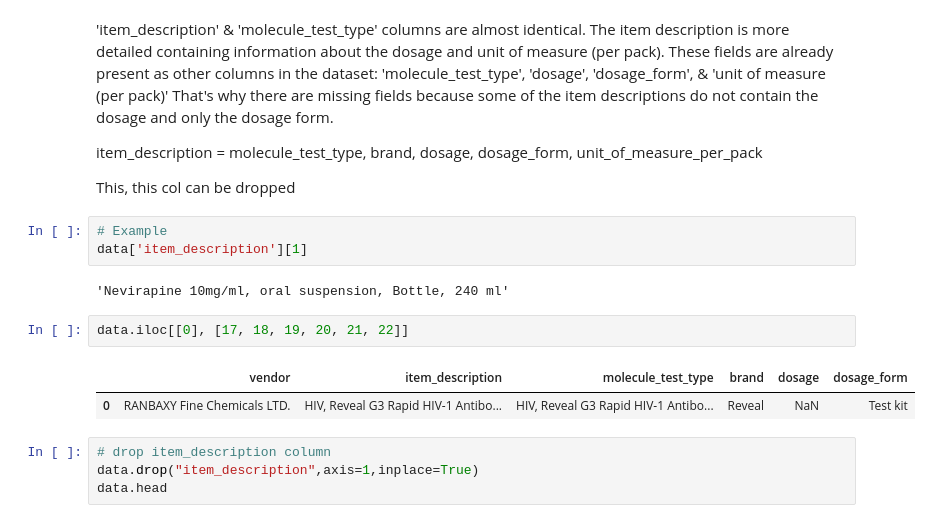
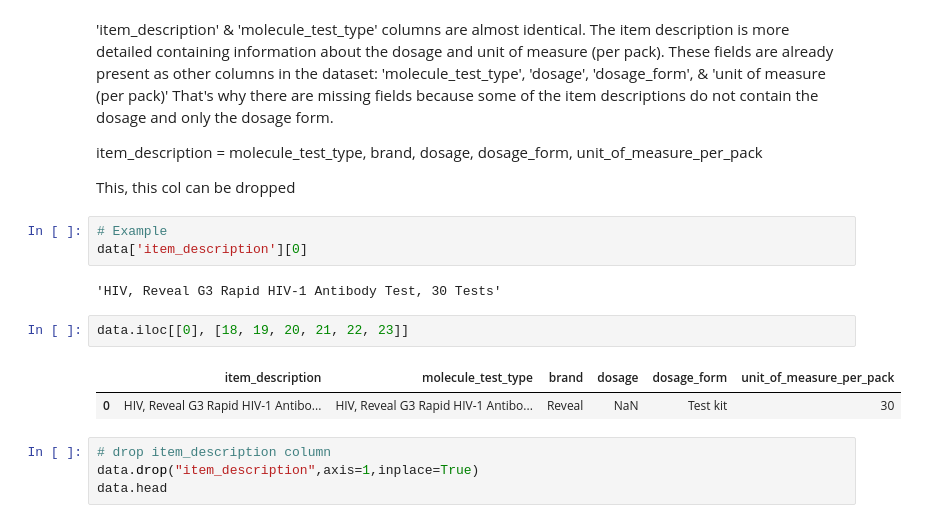
Before and after one commit to chriztopherton/DATA240, a Jupyter notebook: notebooks/cleaning_categ.ipynb, the cells around one changed output. Cells and saved outputs as stored; diff of their text form.

```diff
--- a/notebooks/cleaning_categ.ipynb
+++ b/notebooks/cleaning_categ.ipynb
@@ -479,14 +513,14 @@ item_description = molecule_test_type, brand, dosage, dosage_form, unit_of_measu
 This, this col can be dropped
 # %%
 # Example
-data['item_description'][1]
+data['item_description'][0]
 # %% [output]
-'Nevirapine 10mg/ml, oral suspension, Bottle, 240 ml'
+'HIV, Reveal G3 Rapid HIV-1 Antibody Test, 30 Tests'
 # %%
-data.iloc[[0], [17, 18, 19, 20, 21, 22]]
+data.iloc[[0], [18, 19, 20, 21, 22, 23]]
 # %% [output]
-|  | vendor | item_description | molecule_test_type | brand | dosage | dosage_form |
-| 0 | RANBAXY Fine Chemicals LTD. | HIV, Reveal G3 Rapid HIV-1 Antibo... | HIV, Reveal G3 Rapid HIV-1 Antibo... | Reveal | NaN | Test kit |
+|  | item_description | molecule_test_type | brand | dosage | dosage_form | unit_of_measure_per_pack |
+| 0 | HIV, Reveal G3 Rapid HIV-1 Antibo... | HIV, Reveal G3 Rapid HIV-1 Antibo... | Reveal | NaN | Test kit | 30 |
 # %%
 # drop item_description column
 data.drop("item_description",axis=1,inplace=True)
```
Also changed, not shown: parts of 14 cells of this notebook, 2 other files.
